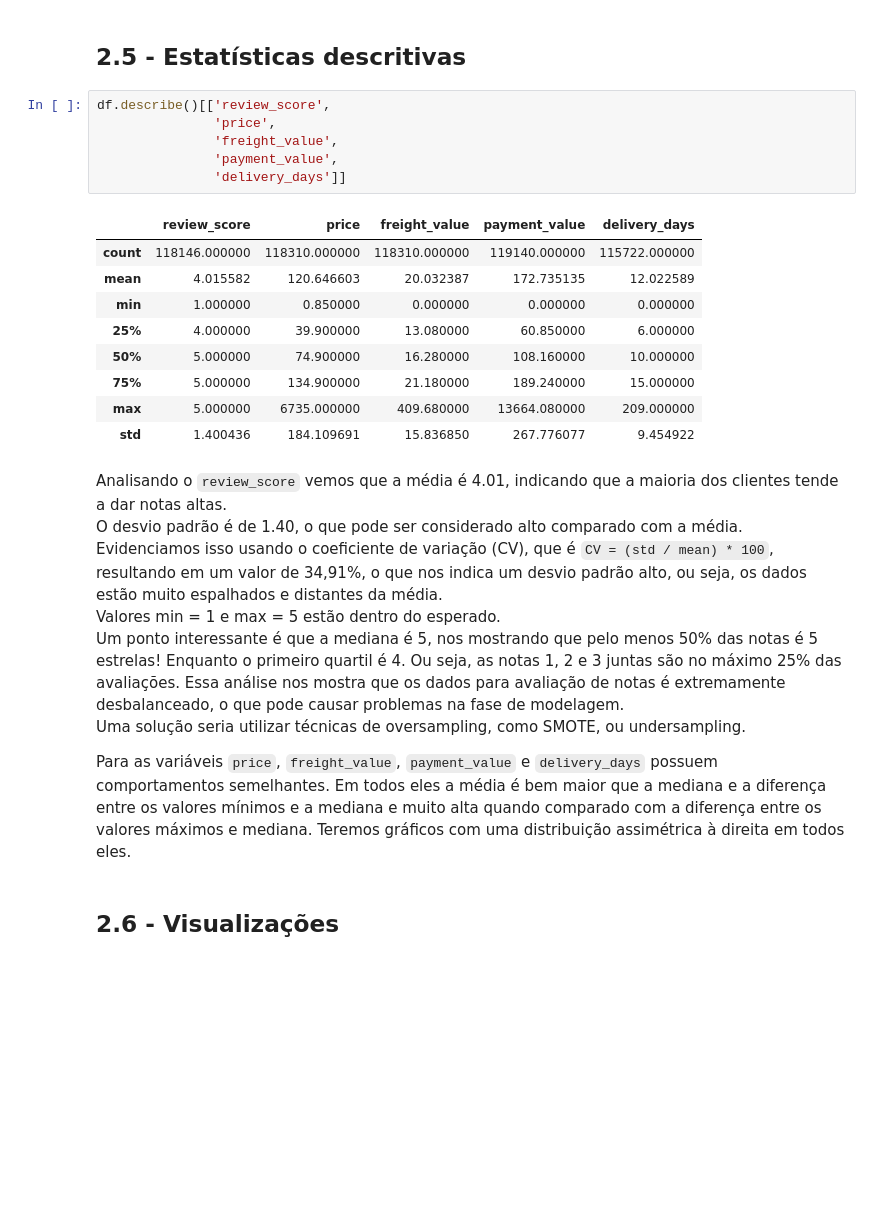
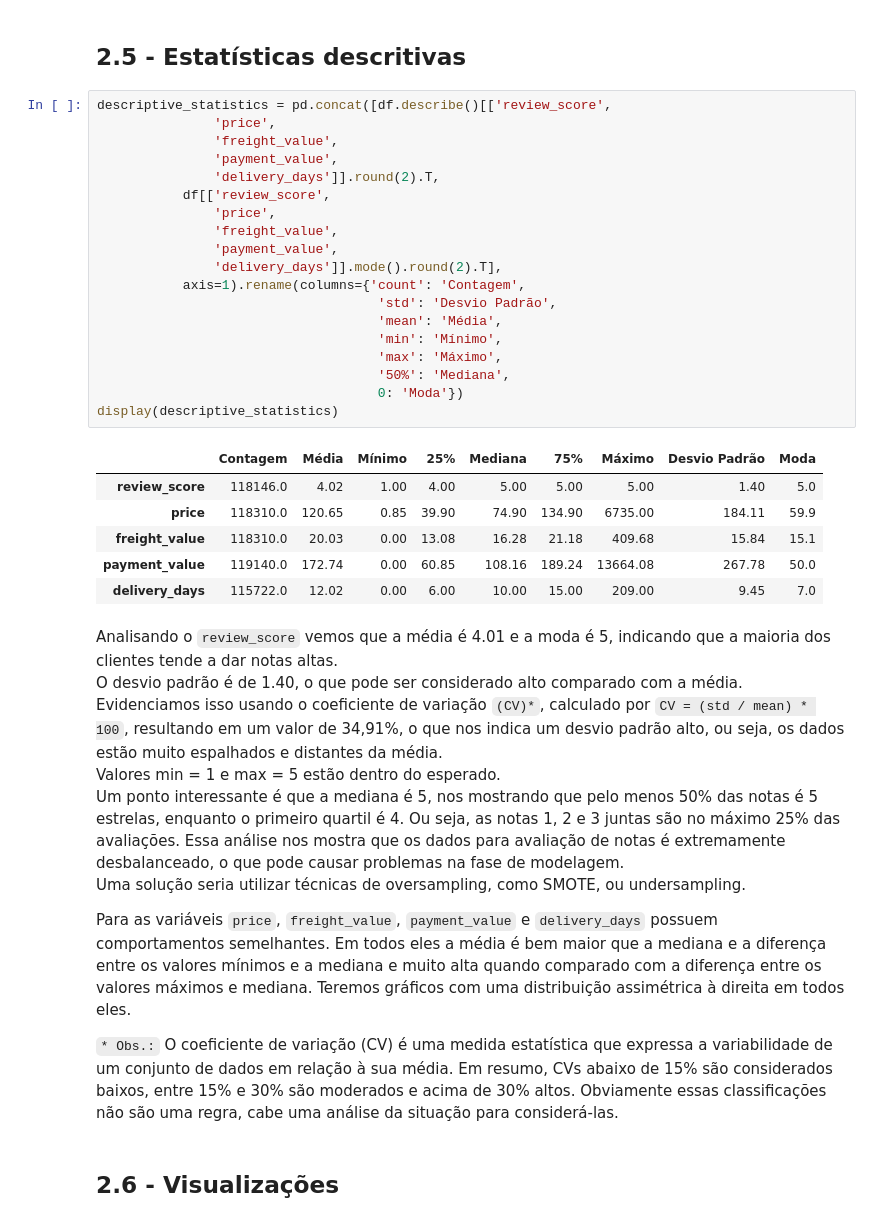
Before and after one commit to marcospaulofg/Data-Science, a Jupyter notebook: Análise de Dados e Boas Práticas/MVP_Análise_de_Dados_e_Boas_Práticas.ipynb, the cells around one changed output. Drawn from its saved outputs; the diff is of its cells as text; blank space fills up the shorter version.

```diff
--- a/Análise de Dados e Boas Práticas/MVP_Análise_de_Dados_e_Boas_Práticas.ipynb
+++ b/Análise de Dados e Boas Práticas/MVP_Análise_de_Dados_e_Boas_Práticas.ipynb
@@ -352,30 +353,42 @@ Com essa análise podemos ver que esses registros na verdade estão duplicados p
 Vamos remover esses registros duplicados na etapa de pré-processamento dos dados.
 # %% [markdown]
 ## 2.5 - Estatísticas descritivas
-# %%
-df.describe()[['review_score',
-               'price',
-               'freight_value',
-               'payment_value',
-               'delivery_days']]
-# %% [output]
-|  | review_score | price | freight_value | payment_value | delivery_days |
-| count | 118146.000000 | 118310.000000 | 118310.000000 | 119140.000000 | 115722.000000 |
-| mean | 4.015582 | 120.646603 | 20.032387 | 172.735135 | 12.022589 |
-| min | 1.000000 | 0.850000 | 0.000000 | 0.000000 | 0.000000 |
-| 25% | 4.000000 | 39.900000 | 13.080000 | 60.850000 | 6.000000 |
-| 50% | 5.000000 | 74.900000 | 16.280000 | 108.160000 | 10.000000 |
-| 75% | 5.000000 | 134.900000 | 21.180000 | 189.240000 | 15.000000 |
-| max | 5.000000 | 6735.000000 | 409.680000 | 13664.080000 | 209.000000 |
-| std | 1.400436 | 184.109691 | 15.836850 | 267.776077 | 9.454922 |
+# %%
+descriptive_statistics = pd.concat([df.describe()[['review_score',
+               'price',
+               'freight_value',
+               'payment_value',
+               'delivery_days']].round(2).T,
+           df[['review_score',
+               'price',
+               'freight_value',
+               'payment_value',
+               'delivery_days']].mode().round(2).T],
+           axis=1).rename(columns={'count': 'Contagem',
+                                    'std': 'Desvio Padrão',
+                                    'mean': 'Média',
+                                    'min': 'Mínimo',
+                                    'max': 'Máximo',
+                                    '50%': 'Mediana',
+                                    0: 'Moda'})
+display(descriptive_statistics)
+# %% [output]
+|  | Contagem | Média | Mínimo | 25% | Mediana | 75% | Máximo | Desvio Padrão | Moda |
+| review_score | 118146.0 | 4.02 | 1.00 | 4.00 | 5.00 | 5.00 | 5.00 | 1.40 | 5.0 |
+| price | 118310.0 | 120.65 | 0.85 | 39.90 | 74.90 | 134.90 | 6735.00 | 184.11 | 59.9 |
+| freight_value | 118310.0 | 20.03 | 0.00 | 13.08 | 16.28 | 21.18 | 409.68 | 15.84 | 15.1 |
+| payment_value | 119140.0 | 172.74 | 0.00 | 60.85 | 108.16 | 189.24 | 13664.08 | 267.78 | 50.0 |
+| delivery_days | 115722.0 | 12.02 | 0.00 | 6.00 | 10.00 | 15.00 | 209.00 | 9.45 | 7.0 |
 # %% [markdown]
-Analisando o `review_score` vemos que a média é 4.01, indicando que a maioria dos clientes tende a dar notas altas.
-O desvio padrão é de 1.40, o que pode ser considerado alto comparado com a média. Evidenciamos isso usando o coeficiente de variação (CV), que é `CV = (std / mean) * 100`, resultando em um valor de 34,91%, o que nos indica um desvio padrão alto, ou seja, os dados estão muito espalhados e distantes da média.
+Analisando o `review_score` vemos que a média é 4.01 e a moda é 5, indicando que a maioria dos clientes tende a dar notas altas.
+O desvio padrão é de 1.40, o que pode ser considerado alto comparado com a média. Evidenciamos isso usando o coeficiente de variação `(CV)*`, calculado por `CV = (std / mean) * 100`, resultando em um valor de 34,91%, o que nos indica um desvio padrão alto, ou seja, os dados estão muito espalhados e distantes da média.
 Valores min = 1 e max = 5 estão dentro do esperado.
-Um ponto interessante é que a mediana é 5, nos mostrando que pelo menos 50% das notas é 5 estrelas! Enquanto o primeiro quartil é 4. Ou seja, as notas 1, 2 e 3 juntas são no máximo 25% das avaliações. Essa análise nos mostra que os dados para avaliação de notas é extremamente desbalanceado, o que pode causar problemas na fase de modelagem.
+Um ponto interessante é que a mediana é 5, nos mostrando que pelo menos 50% das notas é 5 estrelas, enquanto o primeiro quartil é 4. Ou seja, as notas 1, 2 e 3 juntas são no máximo 25% das avaliações. Essa análise nos mostra que os dados para avaliação de notas é extremamente desbalanceado, o que pode causar problemas na fase de modelagem.
 Uma solução seria utilizar técnicas de oversampling, como SMOTE, ou undersampling.
 
 Para as variáveis `price`, `freight_value`, `payment_value` e `delivery_days` possuem comportamentos semelhantes. Em todos eles a média é bem maior que a mediana e a diferença entre os valores mínimos e a mediana e muito alta quando comparado com a diferença entre os valores máximos e mediana. Teremos gráficos com uma distribuição assimétrica à direita em todos eles.
+
+`* Obs.:` O coeficiente de variação (CV) é uma medida estatística que expressa a variabilidade de um conjunto de dados em relação à sua média. Em resumo, CVs abaixo de 15% são considerados baixos, entre 15% e 30% são moderados e acima de 30% altos. Obviamente essas classificações não são uma regra, cabe uma análise da situação para considerá-las.
 # %% [markdown]
 ## 2.6 - Visualizações
 # %% [markdown]
```
Also changed, not shown: parts of 15 cells of this notebook.
